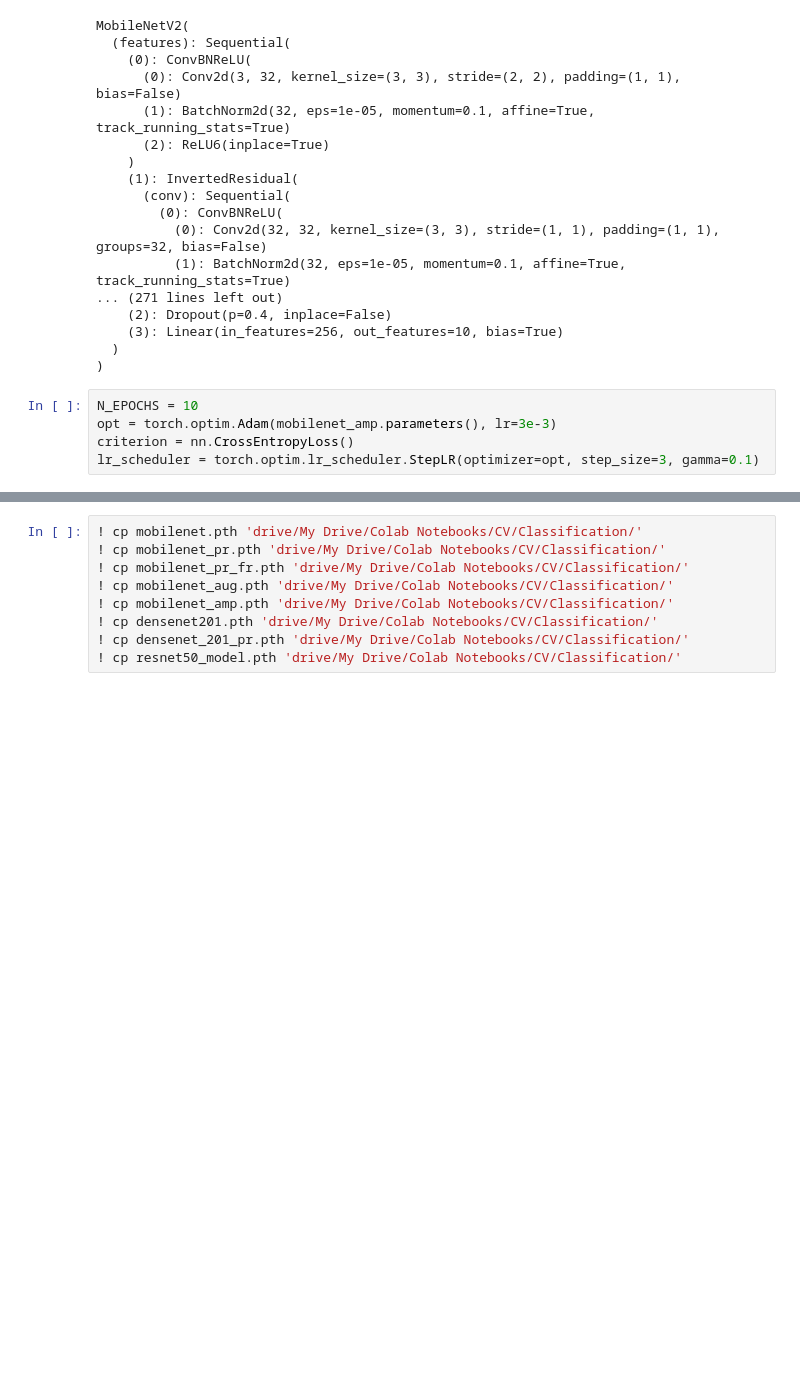
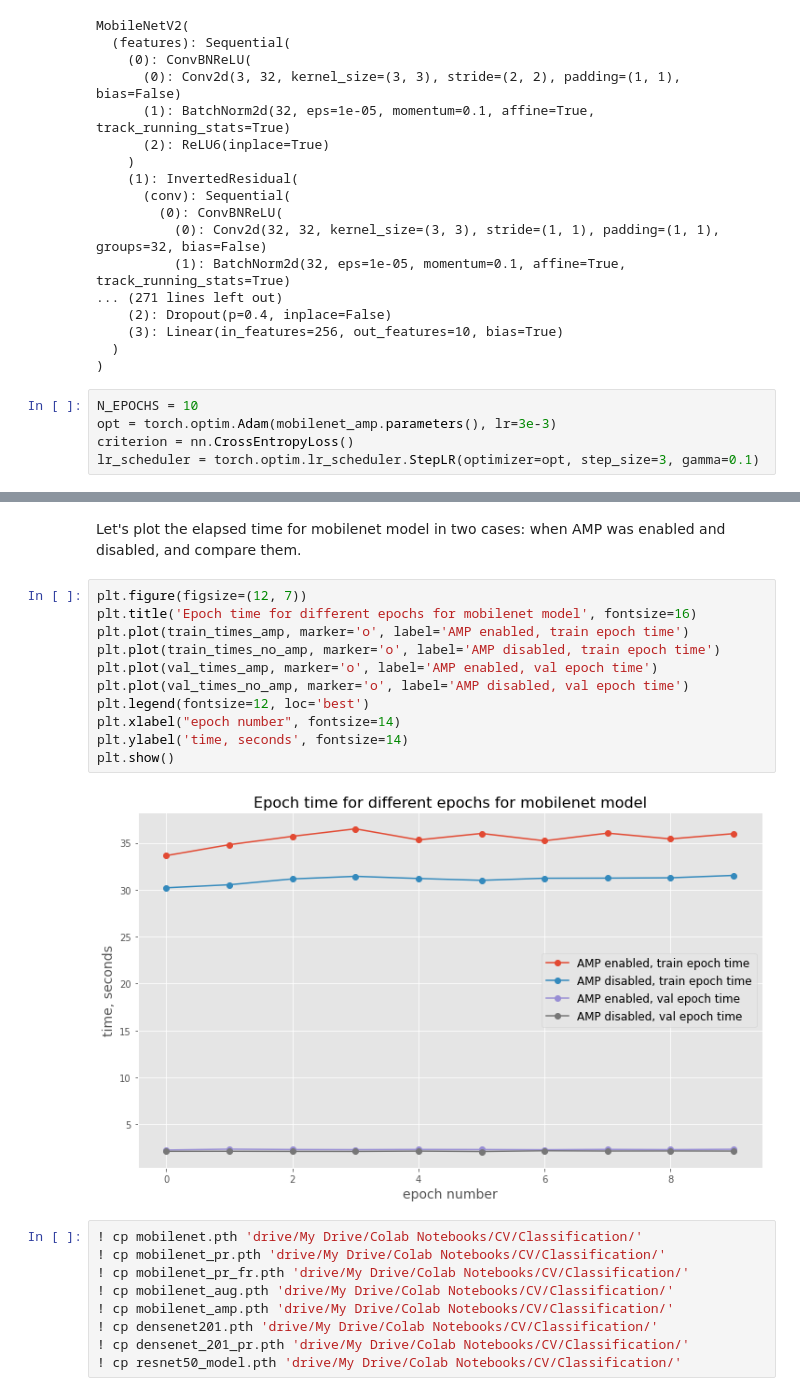
Before and after one commit to LukashevichIlya/CV-1C, a Jupyter notebook: Classification/Classification notebook.ipynb, the cells around one changed output, grey strips where cells are left out. Drawn from its saved outputs; the diff is of its cells as text; blank space fills up the shorter version.

```diff
--- a/Classification/Classification notebook.ipynb
+++ b/Classification/Classification notebook.ipynb
@@ -607,3 +622,18 @@ Epoch: 10 | Time: 0m 38s
+# %% [markdown]
+Let's plot the elapsed time for mobilenet model in two cases: when AMP was enabled and disabled, and compare them.
+# %%
+plt.figure(figsize=(12, 7))
+plt.title('Epoch time for different epochs for mobilenet model', fontsize=16)
+plt.plot(train_times_amp, marker='o', label='AMP enabled, train epoch time')
+plt.plot(train_times_no_amp, marker='o', label='AMP disabled, train epoch time')
+plt.plot(val_times_amp, marker='o', label='AMP enabled, val epoch time')
+plt.plot(val_times_no_amp, marker='o', label='AMP disabled, val epoch time')
+plt.legend(fontsize=12, loc='best')
+plt.xlabel("epoch number", fontsize=14)
+plt.ylabel('time, seconds', fontsize=14)
+plt.show()
+# %% [output]
+[figure, added]
 # %%
 ! cp mobilenet.pth 'drive/My Drive/Colab Notebooks/CV/Classification/'
 ! cp mobilenet_pr.pth 'drive/My Drive/Colab Notebooks/CV/Classification/'
```
Also changed, not shown: parts of 34 cells of this notebook, 1 other file.
